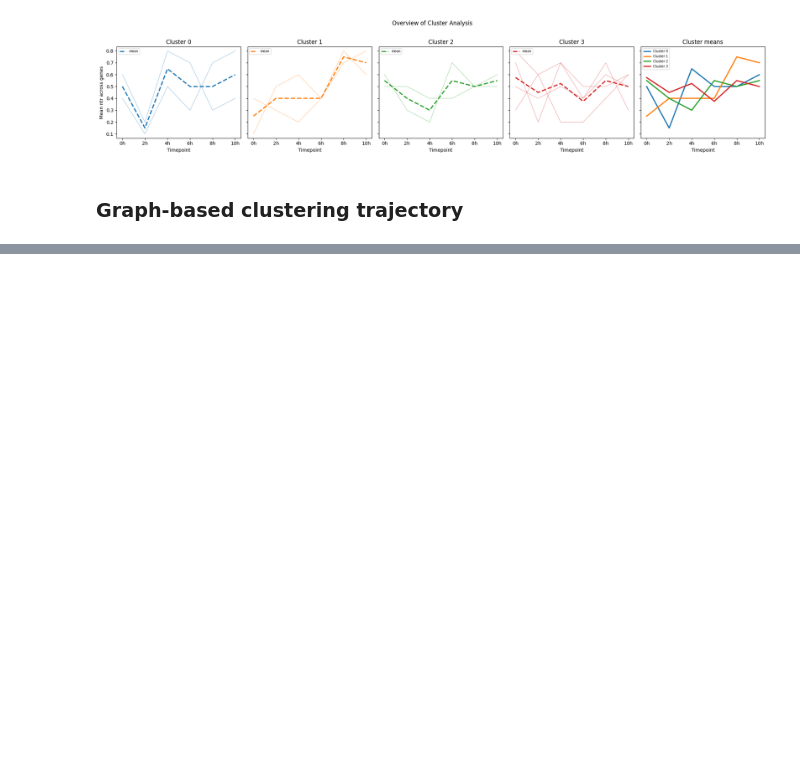
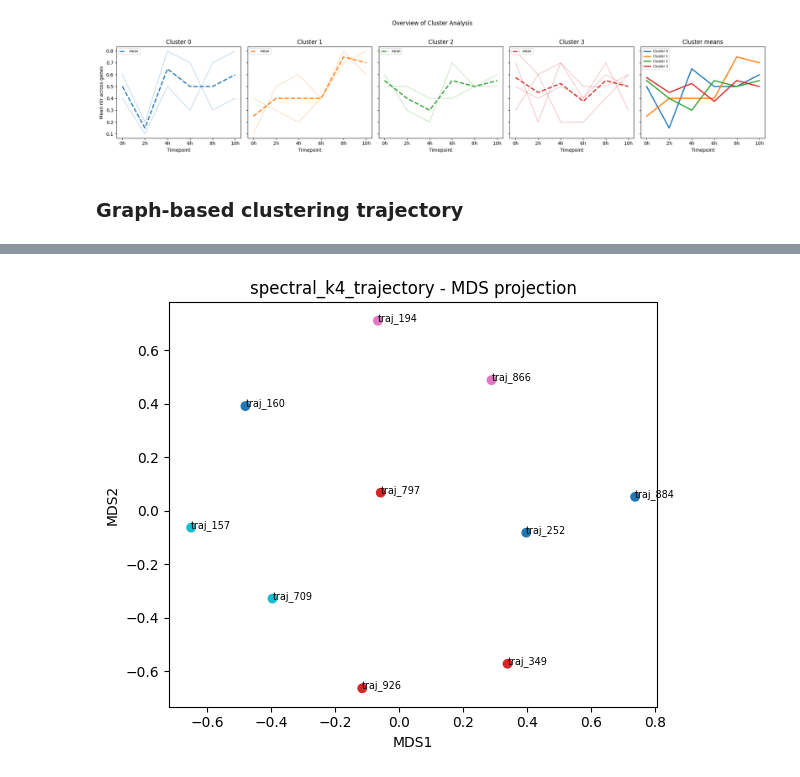
Before and after one commit to csw128/hdadata-package, a Jupyter notebook: milestone3_test.ipynb, the cells around one changed output, grey strips where cells are left out. Saved outputs shown, nothing was run; the diff lists cells and outputs as text; code cells hidden in the pictures; blank space fills up the shorter version.

```diff
--- a/milestone3_test.ipynb
+++ b/milestone3_test.ipynb
@@ -203,0 +223,9 @@ hda.visualize.line(
+# %%
+c3 = hdata.clusters["spectral_k4_trajectory"]
+
+hda.visualize.scatter(
+    cluster = c3,
+    sim = sim1
+)
+# %% [output]
+[figure, added]
```
Also changed, not shown: parts of 13 cells of this notebook, 9 other files.
